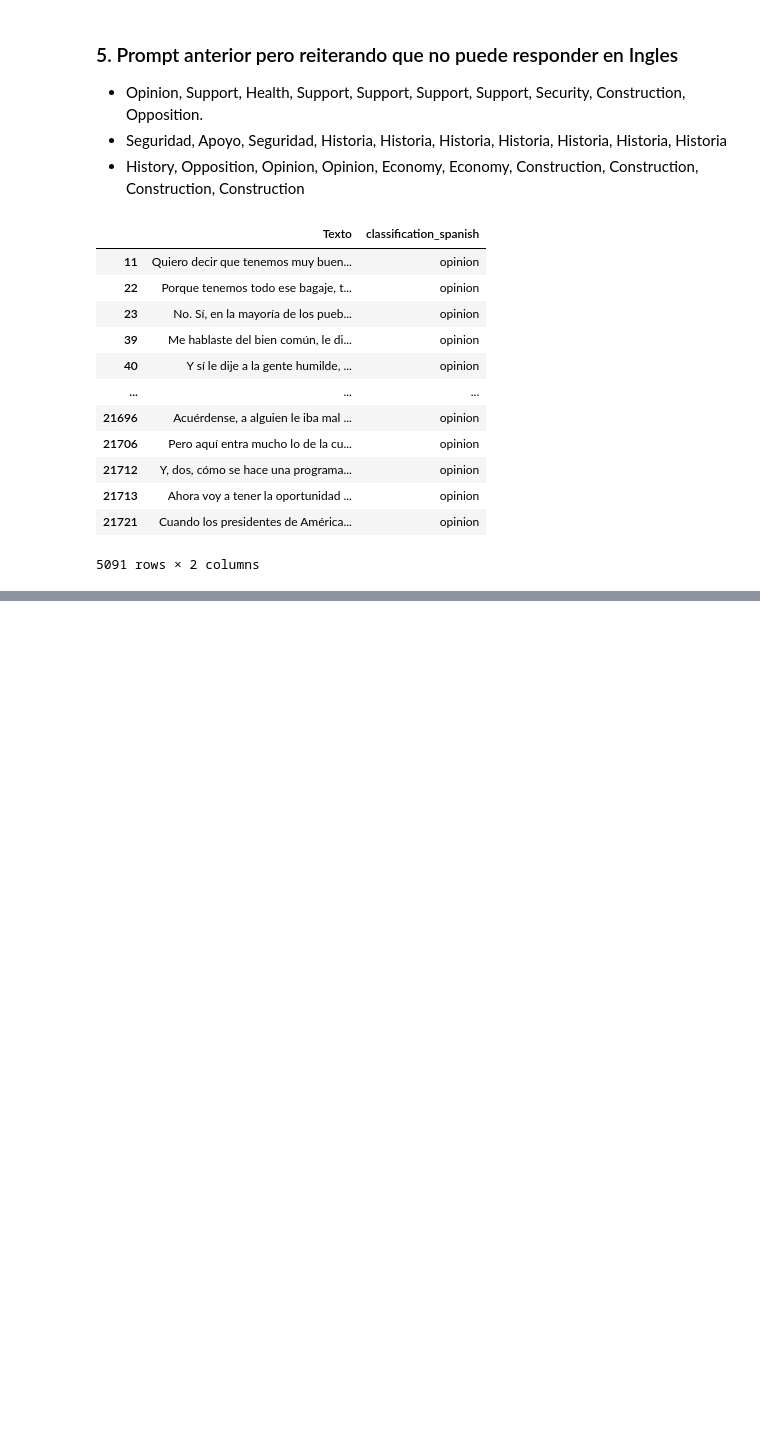
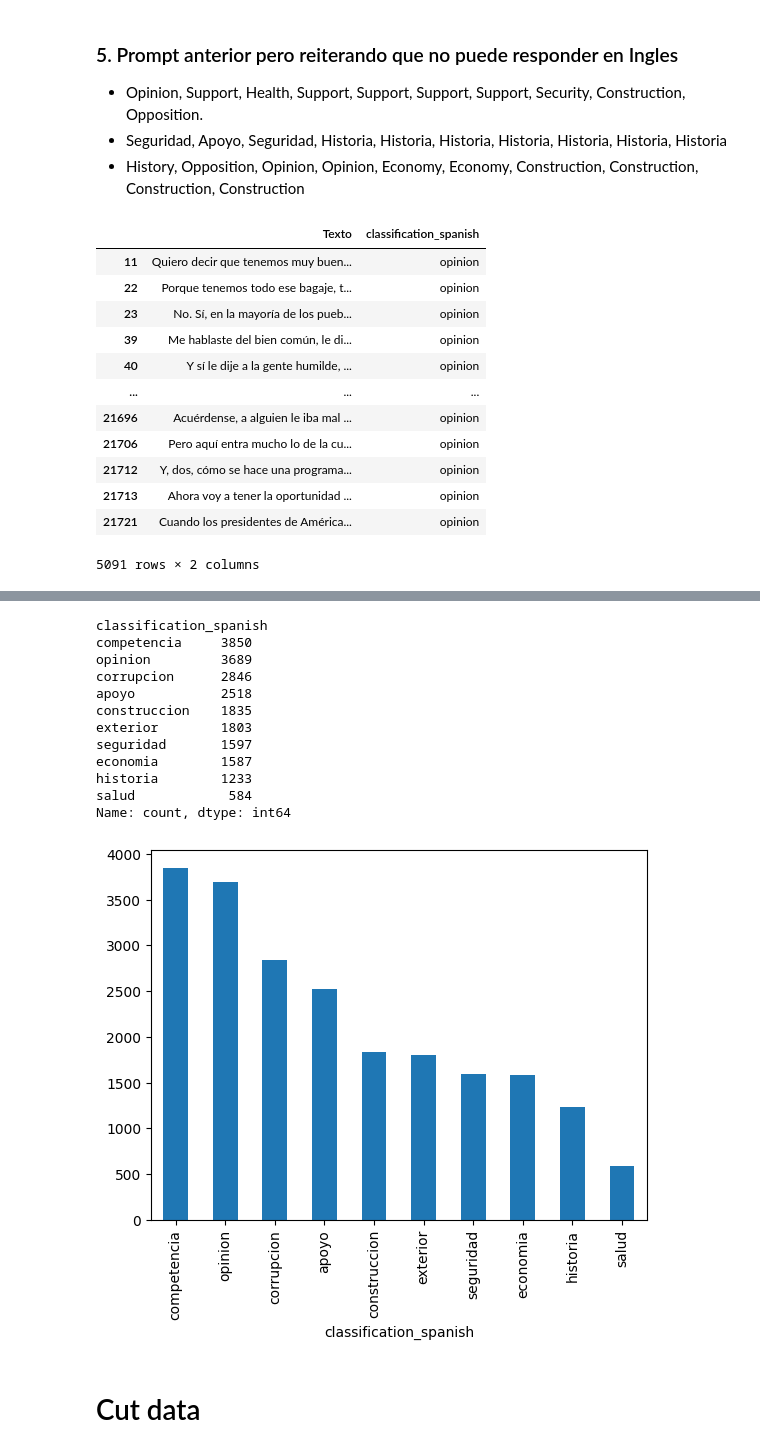
Before and after one commit to danielhtoledo2002/AMLO-CLASIFIER, a Jupyter notebook: OpenAi/Classify_amlo.ipynb, the cells around one changed output, grey strips where cells are left out. Cells and saved outputs as stored; diff of their text form; code cells hidden in the pictures; blank space fills up the shorter version.

Commit message:
Added the dataset with balanced data
This is the result of a new prompt and cutting data

```diff
--- a/OpenAi/Classify_amlo.ipynb
+++ b/OpenAi/Classify_amlo.ipynb
@@ -307,0 +347,7 @@ de_opinion.to_csv('amlo_clasify_opinion.csv', index=False)
+# %%
+import pandas as pd
+
+df = pd.read_csv('amlo_clasify_chatpgt4.csv')
+#df = df.head(50)
+#df.reset_index(inplace=True)
+df
@@ -307,0 +384,19 @@ de_opinion.to_csv('amlo_clasify_opinion.csv', index=False)
+# %%
+df['classification_spanish'].value_counts().plot(kind='bar')
+print(df['classification_spanish'].value_counts())
+# %% [output]
+classification_spanish
+competencia     3850
+opinion         3689
+corrupcion      2846
+apoyo           2518
+construccion    1835
+exterior        1803
+seguridad       1597
+economia        1587
+historia        1233
+salud            584
+Name: count, dtype: int64
+[figure, added]
+# %% [markdown]
+# Cut data
```
Also changed, not shown: parts of 14 cells of this notebook, 3 other files.
